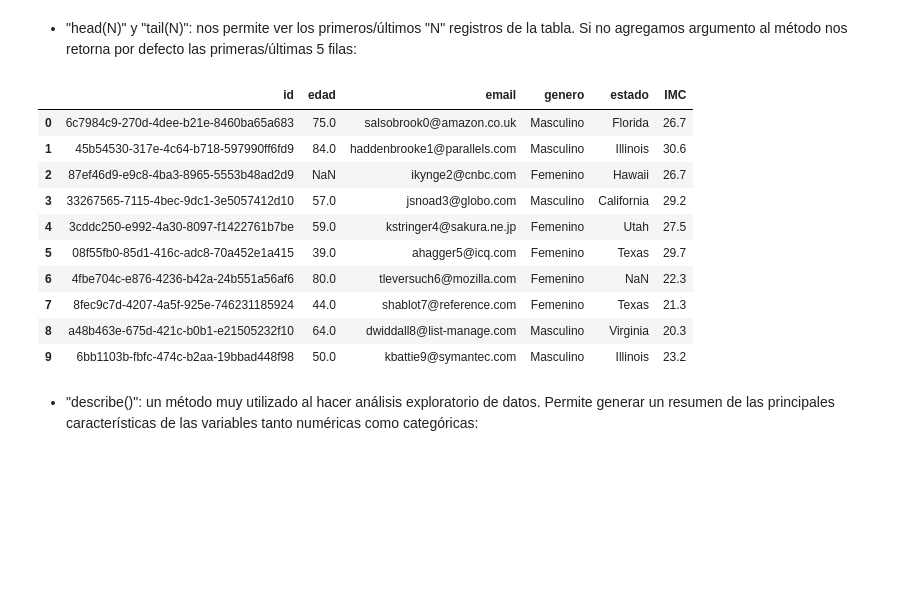
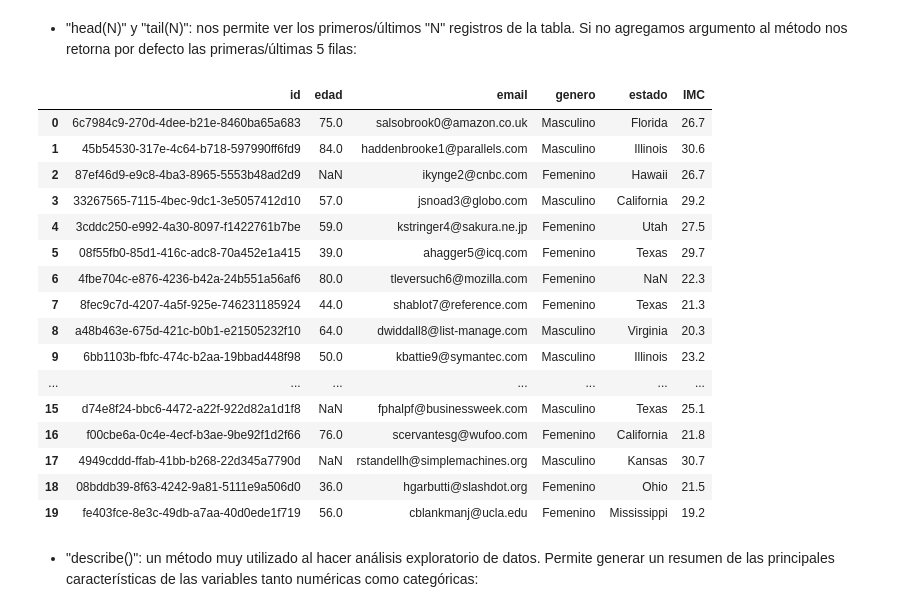
Before and after one commit to jguardia19/curso-python, a Jupyter notebook: pandas/codificando_bits/tutorial-pandas-desde-cero.ipynb, the cells around one changed output. Saved outputs shown, nothing was run; the diff lists cells and outputs as text; code cells hidden in the pictures; blank space fills up the shorter version.

```diff
--- a/pandas/codificando_bits/tutorial-pandas-desde-cero.ipynb
+++ b/pandas/codificando_bits/tutorial-pandas-desde-cero.ipynb
@@ -285,19 +269,25 @@ array([['6c7984c9-270d-4dee-b21e-8460ba65a683', 75.0,
 # %% [markdown]
 - "head(N)" y "tail(N)": nos permite ver los primeros/últimos "N" registros de la tabla. Si no agregamos argumento al método nos retorna por defecto las primeras/últimas 5 filas:
 # %%
-df_csv.head(10)
+df_csv.head(20)
 # %% [output]
 |  | id | edad | email | genero | estado | IMC |
 | 0 | 6c7984c9-270d-4dee-b21e-8460ba65a683 | 75.0 | salsobrook0@amazon.co.uk | Masculino | Florida | 26.7 |
 | 1 | 45b54530-317e-4c64-b718-597990ff6fd9 | 84.0 | haddenbrooke1@parallels.com | Masculino | Illinois | 30.6 |
 | 2 | 87ef46d9-e9c8-4ba3-8965-5553b48ad2d9 | NaN | ikynge2@cnbc.com | Femenino | Hawaii | 26.7 |
 | 3 | 33267565-7115-4bec-9dc1-3e5057412d10 | 57.0 | jsnoad3@globo.com | Masculino | California | 29.2 |
 | 4 | 3cddc250-e992-4a30-8097-f1422761b7be | 59.0 | kstringer4@sakura.ne.jp | Femenino | Utah | 27.5 |
 | 5 | 08f55fb0-85d1-416c-adc8-70a452e1a415 | 39.0 | ahagger5@icq.com | Femenino | Texas | 29.7 |
 | 6 | 4fbe704c-e876-4236-b42a-24b551a56af6 | 80.0 | tleversuch6@mozilla.com | Femenino | NaN | 22.3 |
 | 7 | 8fec9c7d-4207-4a5f-925e-746231185924 | 44.0 | shablot7@reference.com | Femenino | Texas | 21.3 |
 | 8 | a48b463e-675d-421c-b0b1-e21505232f10 | 64.0 | dwiddall8@list-manage.com | Masculino | Virginia | 20.3 |
 | 9 | 6bb1103b-fbfc-474c-b2aa-19bbad448f98 | 50.0 | kbattie9@symantec.com | Masculino | Illinois | 23.2 |
+| ... | ... | ... | ... | ... | ... | ... |
+| 15 | d74e8f24-bbc6-4472-a22f-922d82a1d1f8 | NaN | fphalpf@businessweek.com | Masculino | Texas | 25.1 |
+| 16 | f00cbe6a-0c4e-4ecf-b3ae-9be92f1d2f66 | 76.0 | scervantesg@wufoo.com | Femenino | California | 21.8 |
+| 17 | 4949cddd-ffab-41bb-b268-22d345a7790d | NaN | rstandellh@simplemachines.org | Masculino | Kansas | 30.7 |
+| 18 | 08bddb39-8f63-4242-9a81-5111e9a506d0 | 36.0 | hgarbutti@slashdot.org | Femenino | Ohio | 21.5 |
+| 19 | fe403fce-8e3c-49db-a7aa-40d0ede1f719 | 56.0 | cblankmanj@ucla.edu | Femenino | Mississippi | 19.2 |
 # %% [markdown]
 - "describe()": un método muy utilizado al hacer análisis exploratorio de datos. Permite generar un resumen de las principales características de las variables tanto numéricas como categóricas:
 # %%
```
Also changed, not shown: parts of 6 cells of this notebook, 6 other files.
